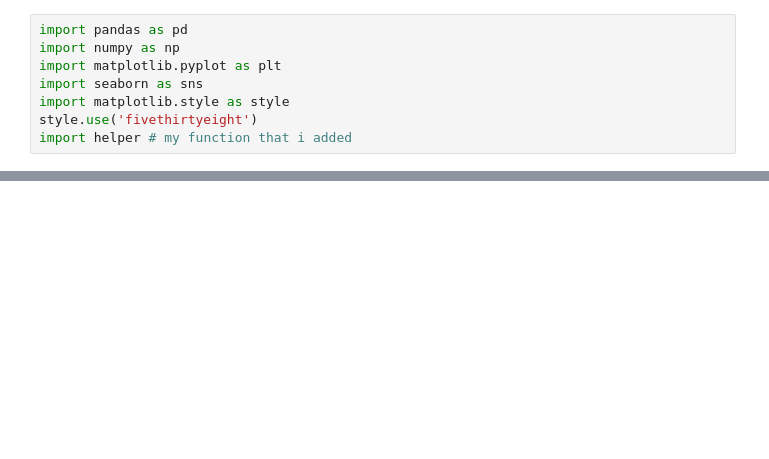
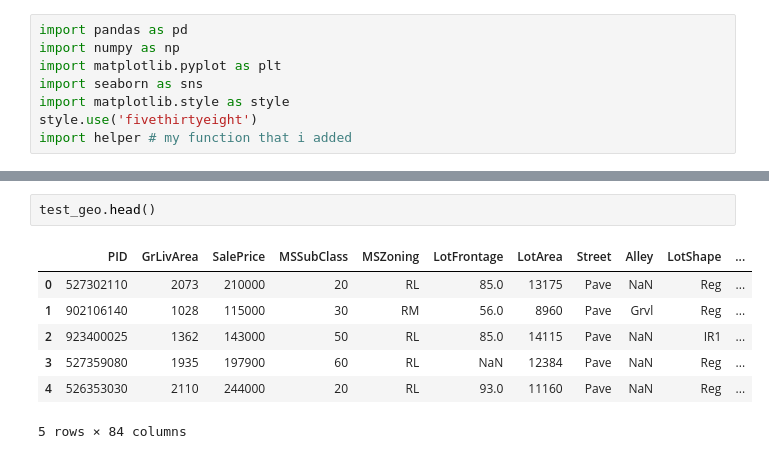
Before and after one commit to nikita-agrawal/Ames-Housing-Analysis, a Jupyter notebook: Hayden/real_estate_merge_attempt.ipynb, the cells around one changed output, grey strips where cells are left out. Cells and saved outputs as stored; diff of their text form; blank space fills up the shorter version.

```diff
--- a/Hayden/real_estate_merge_attempt.ipynb
+++ b/Hayden/real_estate_merge_attempt.ipynb
@@ -53,0 +49,10 @@ location.to_csv('location_lat_long.csv')
+# %%
+test_geo.head()
+# %% [output]
+|  | PID | GrLivArea | SalePrice | MSSubClass | MSZoning | LotFrontage | LotArea | Street | Alley | LotShape | ... |
+| 0 | 527302110 | 2073 | 210000 | 20 | RL | 85.0 | 13175 | Pave | NaN | Reg | ... |
+| 1 | 902106140 | 1028 | 115000 | 30 | RM | 56.0 | 8960 | Pave | Grvl | Reg | ... |
+| 2 | 923400025 | 1362 | 143000 | 50 | RL | 85.0 | 14115 | Pave | NaN | IR1 | ... |
+| 3 | 527359080 | 1935 | 197900 | 60 | RL | NaN | 12384 | Pave | NaN | Reg | ... |
+| 4 | 526353030 | 2110 | 244000 | 20 | RL | 93.0 | 11160 | Pave | NaN | Reg | ... |
+5 rows × 84 columns
```
Also changed, not shown: parts of 31 cells of this notebook, 1 other file.
